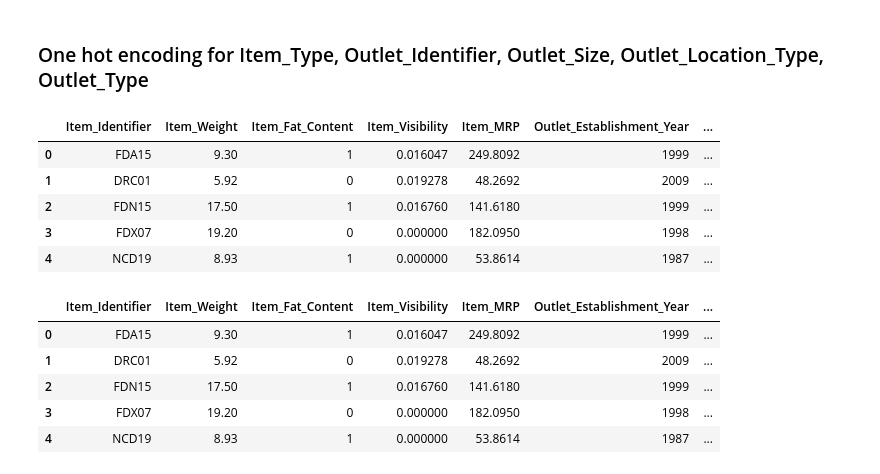
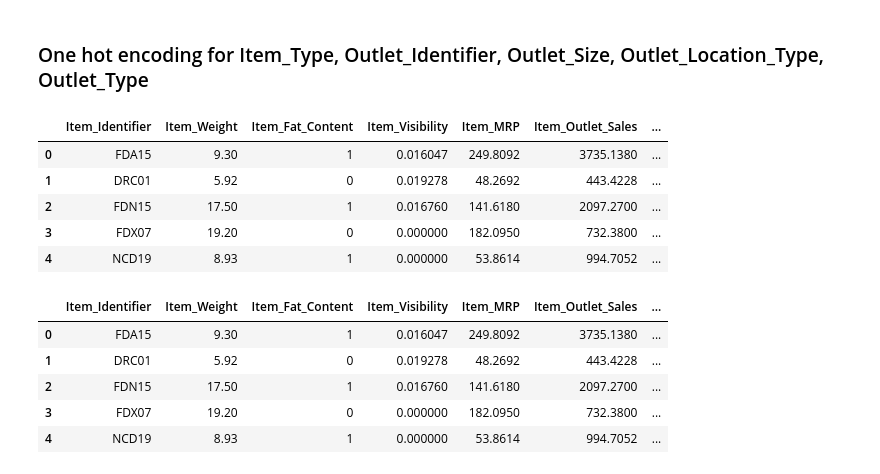
Before and after one commit to Dnyaneshwari-Chidrawar/big_mart_sales_prediction, a Jupyter notebook: sales_prediction.ipynb, the cells around one changed output. Cells and saved outputs as stored; diff of their text form; code cells hidden in the pictures.

```diff
--- a/sales_prediction.ipynb
+++ b/sales_prediction.ipynb
@@ -278,24 +319,24 @@ df_clean.head()
 # %%
 dummies = pd.get_dummies(df_clean[['Item_Type', 'Outlet_Identifier', 'Outlet_Size', 'Outlet_Location_Type', 'Outlet_Type']], dtype=int)
 df_clean = pd.concat([df_clean, dummies], axis=1)
-df_clean = df_clean.drop(['Item_Type', 'Outlet_Identifier', 'Outlet_Size', 'Outlet_Location_Type', 'Outlet_Type'], axis=1)
+df_clean = df_clean.drop(['Item_Type', 'Outlet_Identifier', 'Outlet_Size', 'Outlet_Location_Type', 'Outlet_Type', 'Outlet_Establishment_Year'], axis=1)
 df_clean.head()
 # %% [output]
-|  | Item_Identifier | Item_Weight | Item_Fat_Content | Item_Visibility | Item_MRP | Outlet_Establishment_Year | ... |
-| 0 | FDA15 | 9.30 | 1 | 0.016047 | 249.8092 | 1999 | ... |
-| 1 | DRC01 | 5.92 | 0 | 0.019278 | 48.2692 | 2009 | ... |
-| 2 | FDN15 | 17.50 | 1 | 0.016760 | 141.6180 | 1999 | ... |
-| 3 | FDX07 | 19.20 | 0 | 0.000000 | 182.0950 | 1998 | ... |
-| 4 | NCD19 | 8.93 | 1 | 0.000000 | 53.8614 | 1987 | ... |
+|  | Item_Identifier | Item_Weight | Item_Fat_Content | Item_Visibility | Item_MRP | Item_Outlet_Sales | ... |
+| 0 | FDA15 | 9.30 | 1 | 0.016047 | 249.8092 | 3735.1380 | ... |
+| 1 | DRC01 | 5.92 | 0 | 0.019278 | 48.2692 | 443.4228 | ... |
+| 2 | FDN15 | 17.50 | 1 | 0.016760 | 141.6180 | 2097.2700 | ... |
+| 3 | FDX07 | 19.20 | 0 | 0.000000 | 182.0950 | 732.3800 | ... |
+| 4 | NCD19 | 8.93 | 1 | 0.000000 | 53.8614 | 994.7052 | ... |
 # %%
 dummies = pd.get_dummies(unseen_df_clean[['Item_Type', 'Outlet_Identifier', 'Outlet_Size', 'Outlet_Location_Type', 'Outlet_Type']], dtype=int)
 unseen_df_clean = pd.concat([unseen_df_clean, dummies], axis=1)
-unseen_df_clean = unseen_df_clean.drop(['Item_Type', 'Outlet_Identifier', 'Outlet_Size', 'Outlet_Location_Type', 'Outlet_Type'], axis=1)
+unseen_df_clean = unseen_df_clean.drop(['Item_Type', 'Outlet_Identifier', 'Outlet_Size', 'Outlet_Location_Type', 'Outlet_Type', 'Outlet_Establishment_Year'], axis=1)
 df_clean.head()
 # %% [output]
-|  | Item_Identifier | Item_Weight | Item_Fat_Content | Item_Visibility | Item_MRP | Outlet_Establishment_Year | ... |
-| 0 | FDA15 | 9.30 | 1 | 0.016047 | 249.8092 | 1999 | ... |
-| 1 | DRC01 | 5.92 | 0 | 0.019278 | 48.2692 | 2009 | ... |
-| 2 | FDN15 | 17.50 | 1 | 0.016760 | 141.6180 | 1999 | ... |
-| 3 | FDX07 | 19.20 | 0 | 0.000000 | 182.0950 | 1998 | ... |
-| 4 | NCD19 | 8.93 | 1 | 0.000000 | 53.8614 | 1987 | ... |
+|  | Item_Identifier | Item_Weight | Item_Fat_Content | Item_Visibility | Item_MRP | Item_Outlet_Sales | ... |
+| 0 | FDA15 | 9.30 | 1 | 0.016047 | 249.8092 | 3735.1380 | ... |
+| 1 | DRC01 | 5.92 | 0 | 0.019278 | 48.2692 | 443.4228 | ... |
+| 2 | FDN15 | 17.50 | 1 | 0.016760 | 141.6180 | 2097.2700 | ... |
+| 3 | FDX07 | 19.20 | 0 | 0.000000 | 182.0950 | 732.3800 | ... |
+| 4 | NCD19 | 8.93 | 1 | 0.000000 | 53.8614 | 994.7052 | ... |
```
Also changed, not shown: parts of 33 cells of this notebook.
